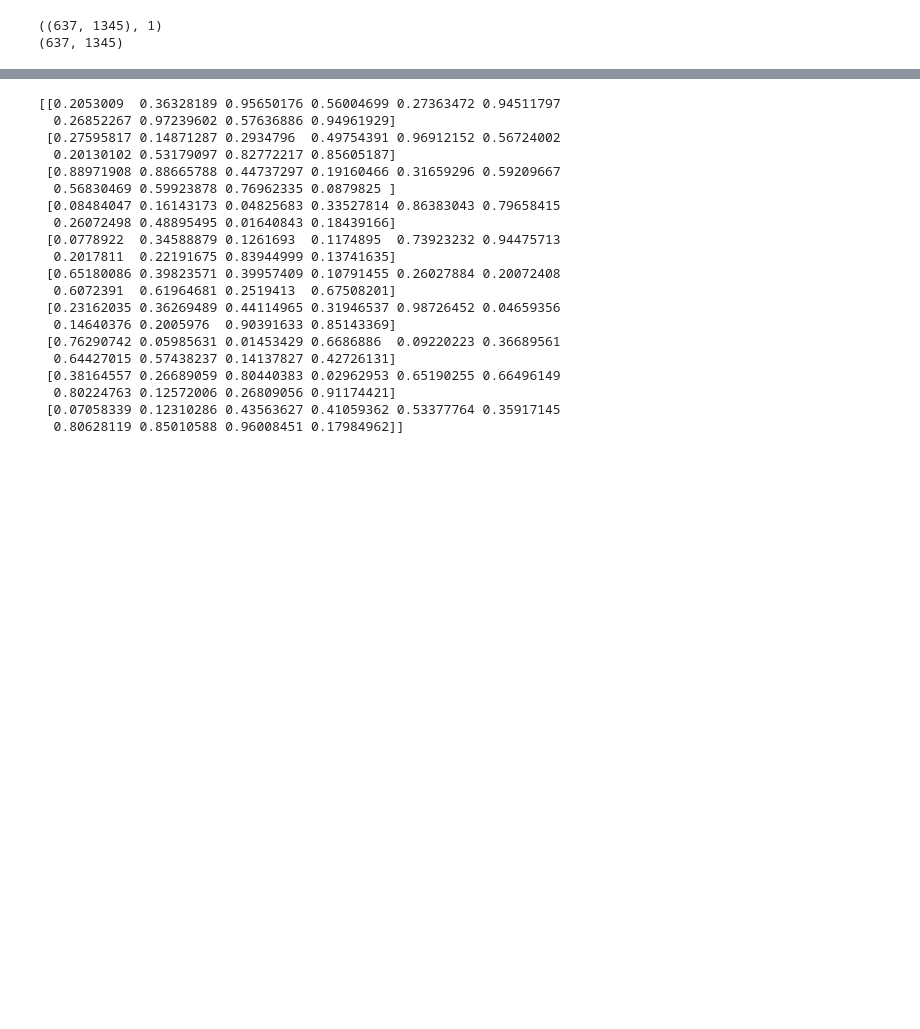
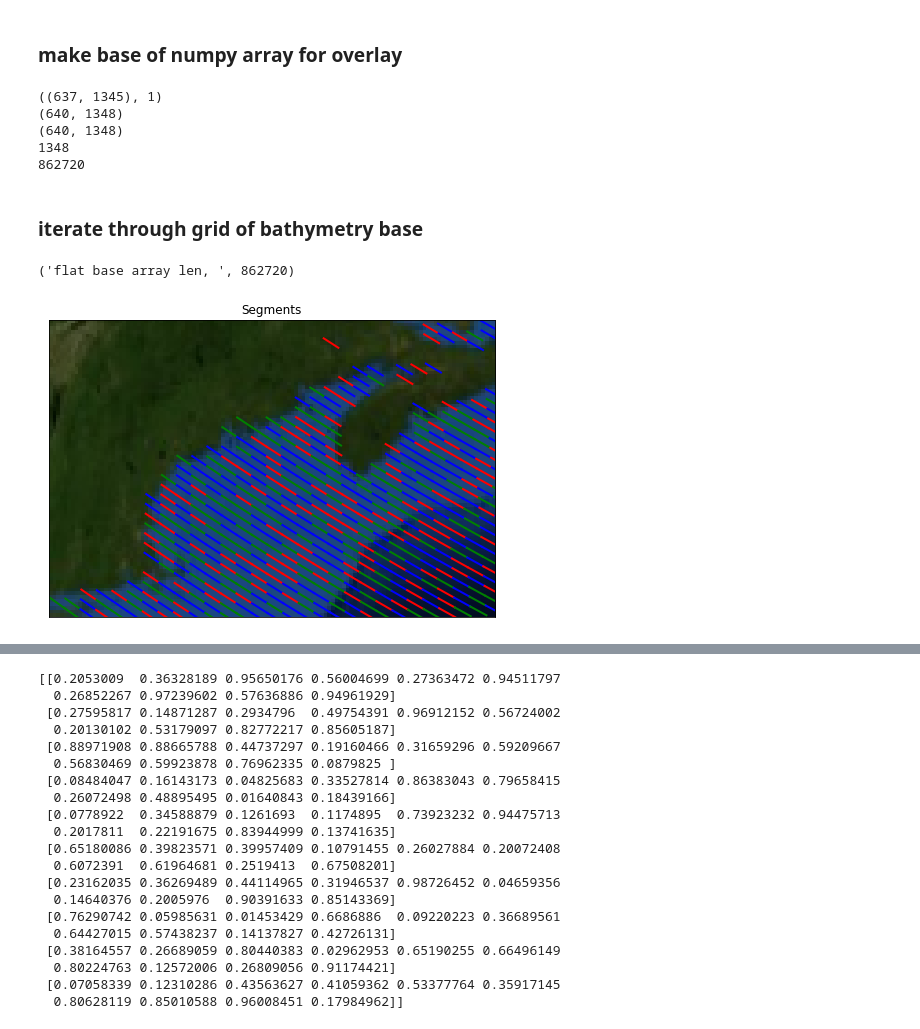
Before and after one commit to lukemckinstry/hack4sea, a Jupyter notebook: notebooks/apply-model.ipynb, the cells around one changed output, grey strips where cells are left out. Drawn from its saved outputs; the diff is of its cells as text; code cells hidden in the pictures; blank space fills up the shorter version.

Commit message:
setup to plot model result on mpl basemap

```diff
--- a/notebooks/apply-model.ipynb
+++ b/notebooks/apply-model.ipynb
@@ -2,11 +16,10 @@
 import os
 
 #large bounding box for final analysis
-#bbox = [-73.125276,40.845996,-61.913572,46.149860]
+bbox = [-73.125276,40.845996,-61.913572,46.149860]
 
 #small bounding box for testing
-bbox = [-70.51364, 41.47909, -69.30295, 43.438689999999994]
+#bbox = [-70.51364, 41.47909, -69.30295, 43.438689999999994]
 
 lonlat_span = [  abs(bbox[0]-bbox[2]) , abs(bbox[1]-bbox[3])  ]
-print( lonlat_span )
 # %% [output]
@@ -134,18 +90,71 @@ for lon_index in range( ndiv ):
+# %% [markdown]
+### make base of numpy array for overlay
 # %%
 import rasterio
 import numpy as np
 
-base_file = '../raw/aquaMODIS-L2-sst-avg/avgsst/GEBCO2014_-73.12_40.84_-61.91_46.149_30Sec_Geotiff.tif'
+with rasterio.open('../data/raw/bathymetry/eval-area/GEBCO2014_-73.12_40.84_-61.91_46.149_30Sec_Geotiff.tif') as src:
+    base_array = np.zeros( src.shape )
 
-with rasterio.open('../data/raw/bathymetry/eval-area/GEBCO2014_-73.12_40.84_-61.91_46.149_30Sec_Geotiff.tif') as src:
-    print( src.shape, src.count )
-
-
-    base_array = np.zeros( src.shape )
-    #o = src.read()
-    #print(len(o[0][0]))
-
-    print( base_array.shape )
+print( len(base_array), len(base_array[0]) )
+flat_base_arr = base_array.flatten()
 # %% [output]
 ((637, 1345), 1)
-(637, 1345)
+(640, 1348)
+(640, 1348)
+1348
+862720
+# %% [markdown]
+### iterate through grid of bathymetry base
+# %%
+#matplotlib basemap approach
+
+fig = plt.figure(figsize=(8, 8))
+m = Basemap(projection='cass', resolution='i', llcrnrlon=bbox[0], llcrnrlat=bbox[1],
+            urcrnrlon=bbox[2], urcrnrlat=bbox[3],
+            width=8E6, height=8E6,
+            lat_0=43.260511, lon_0=-68.299058,)  #43.260511, -68.299058
+m.bluemarble()
+
+ndiv = 30
+for lat_index in range( ndiv ):
+
+    top = bbox[3] - ( (lonlat_span[1]/ float(ndiv)) * lat_index )
+    bottom = top - (lonlat_span[1]/ float(ndiv))
+
+    for lon_index in range( ndiv ):
+
+        #get geo coordinates for array index
+        left = bbox[0] + ( (lonlat_span[0]/ float(ndiv)) * lon_index )
+        right = left + (lonlat_span[0]/ float(ndiv))
+        grid_dict = { 'left':left, 'bottom': bottom, 'right':right, 'top':top  }
+
+        #bathymetry info for grid cell
+        bth = get_bth([(left+right)/2, (top+bottom)/2])
+        #ocean temp for grid cell center
+        sst = 0 if bth > 0 else get_sst( [(left+right)/2, (top+bottom)/2] )
+        arc = [left, top, right, bottom]
+        r = random.random() * 10
+
+        if bth < 0:
+            try:
+                if r > 6:
+                    m.drawgreatcircle(arc[0],arc[1],arc[2],arc[3],linewidth=2,color='b')
+                elif r < 3:
+                    m.drawgreatcircle(arc[0],arc[1],arc[2],arc[3],linewidth=2,color='g')
+                else:
+                    m.drawgreatcircle(arc[0],arc[1],arc[2],arc[3],linewidth=2,color='r')
+
+            except:
+                pass
+        else:
+            pass
+
+plt.title('Segments')
+
+#plt.savefig( '../data/raw/Tow_Routes_zoomin.png' )
+#plt.text(x, y, ' Seattle', fontsize=12);
+plt.show()
+# %% [output]
+('flat base array len, ', 862720)
+[figure, added]
```
Also changed, not shown: parts of 10 cells of this notebook.
